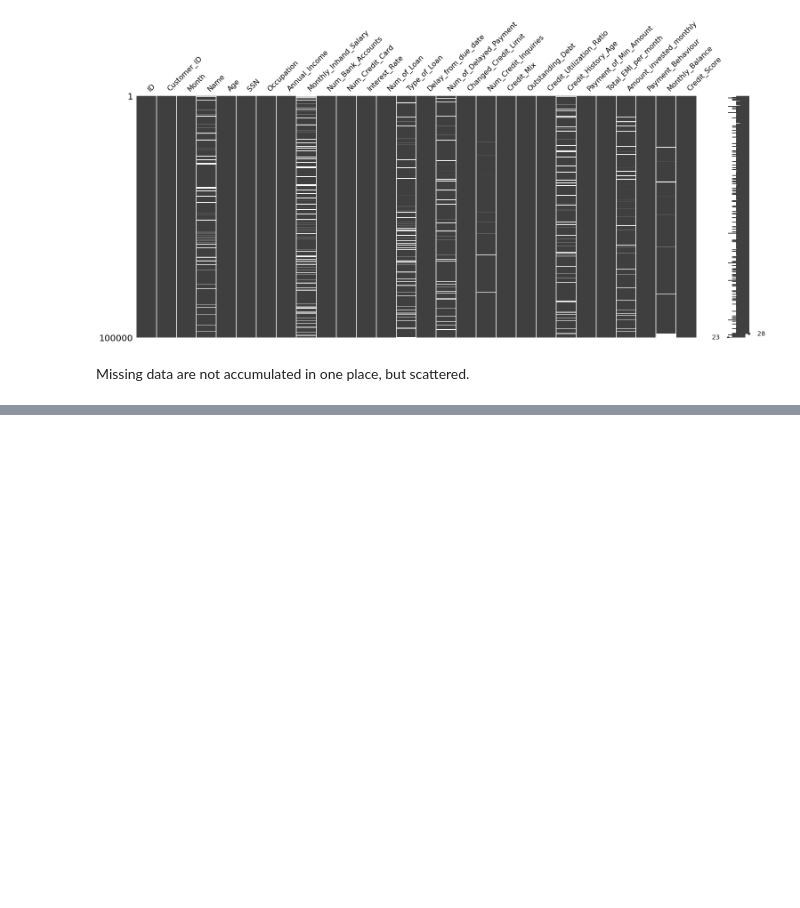
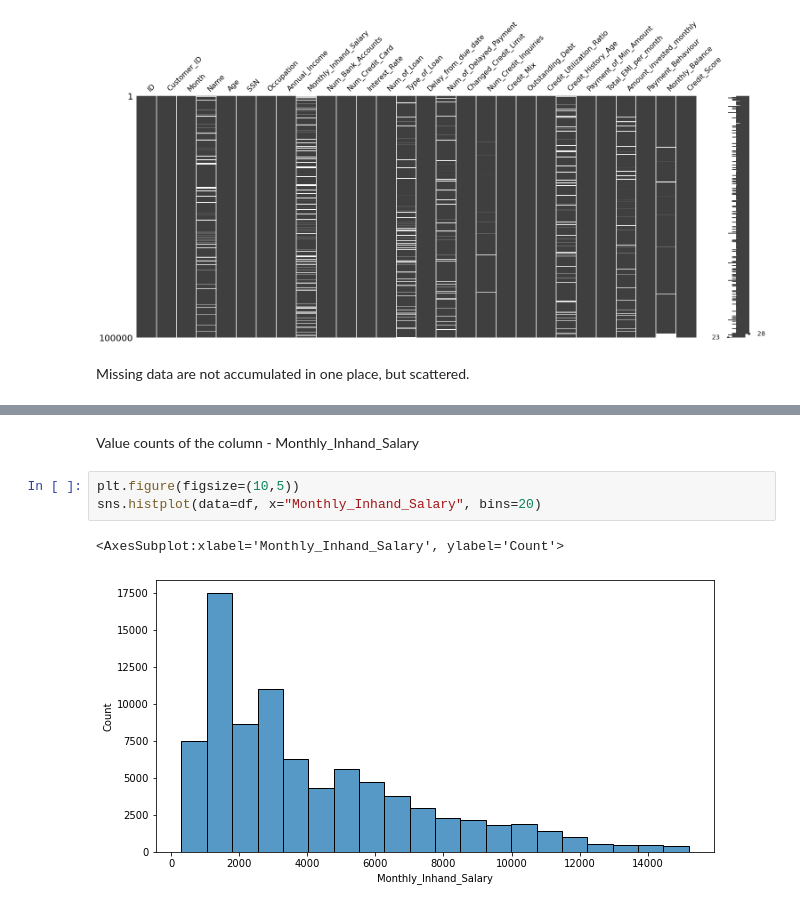
Before and after one commit to OlaJaglinska/Data-Science-Training, a Jupyter notebook: EDA/EDA.ipynb, the cells around one changed output, grey strips where cells are left out. Saved outputs shown, nothing was run; the diff lists cells and outputs as text; blank space fills up the shorter version.

Commit message:
Salary and scoring chart

```diff
--- a/EDA/EDA.ipynb
+++ b/EDA/EDA.ipynb
@@ -155,3 +155,11 @@ df.describe()
 | 50% | 34.000000 | 3.836154e+06 | 3093.745000 | 6.000000 | 5.00000 | 13.000000 | ... |
 | 75% | 42.000000 | 8.312624e+06 | 5957.448333 | 7.000000 | 7.00000 | 20.000000 | ... |
 | max | 8698.000000 | 1.349284e+16 | 15204.633333 | 1798.000000 | 1499.00000 | 5797.000000 | ... |
+# %% [markdown]
+Value counts of the column - Monthly_Inhand_Salary
+# %%
+plt.figure(figsize=(10,5))
+sns.histplot(data=df, x="Monthly_Inhand_Salary", bins=20)
+# %% [output]
+<AxesSubplot:xlabel='Monthly_Inhand_Salary', ylabel='Count'>
+[figure, added]
```
Also changed, not shown: parts of 3 cells of this notebook.
